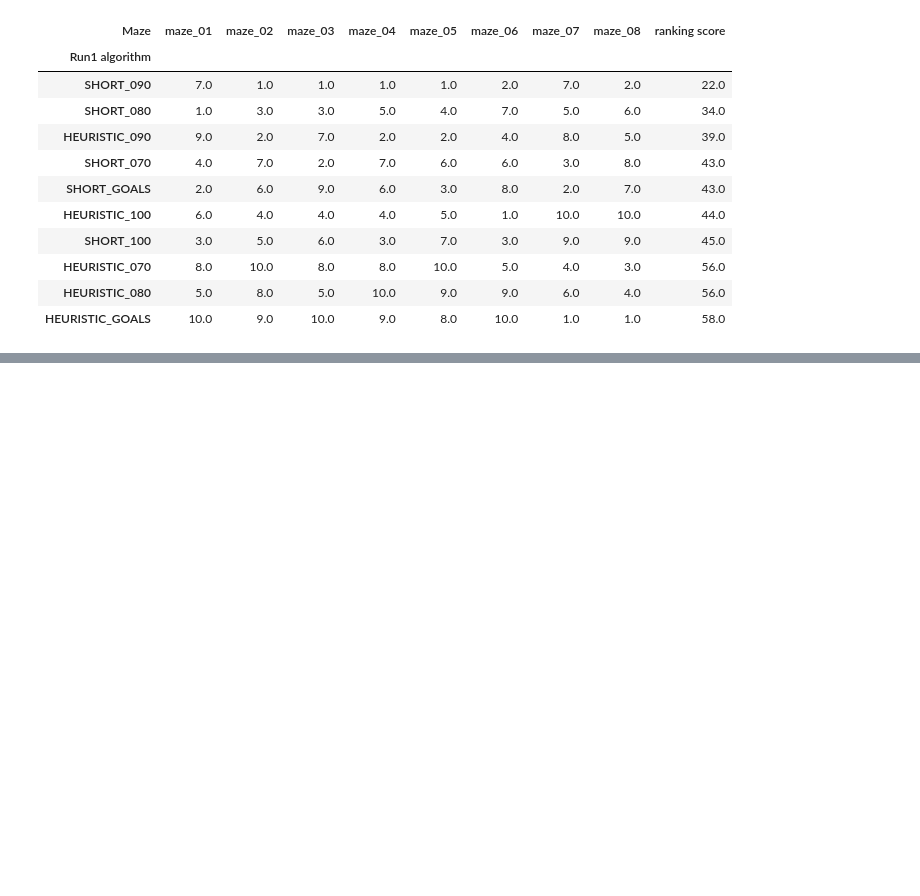
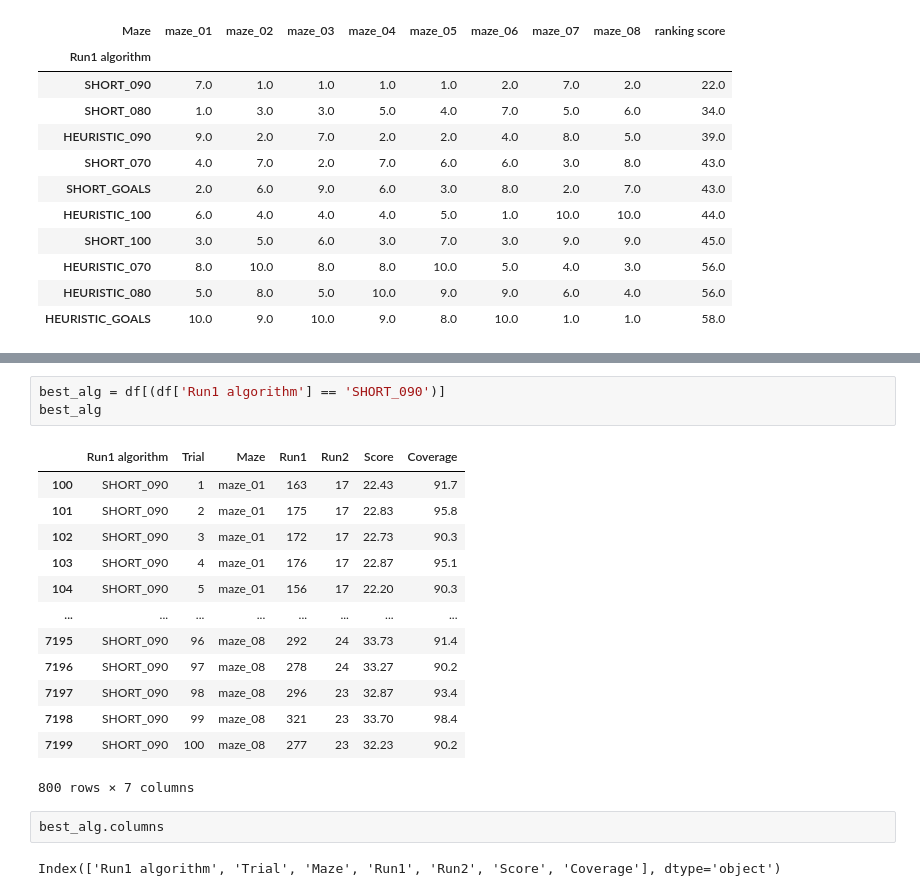
Before and after one commit to magicpai/virtualmaze, a Jupyter notebook: analysis.ipynb, the cells around one changed output, grey strips where cells are left out. Cells and saved outputs as stored; diff of their text form; blank space fills up the shorter version.

```diff
--- a/analysis.ipynb
+++ b/analysis.ipynb
@@ -265,0 +298,21 @@ ranking.sort_values('ranking score')
+# %%
+best_alg = df[(df['Run1 algorithm'] == 'SHORT_090')]
+best_alg
+# %% [output]
+|  | Run1 algorithm | Trial | Maze | Run1 | Run2 | Score | Coverage |
+| 100 | SHORT_090 | 1 | maze_01 | 163 | 17 | 22.43 | 91.7 |
+| 101 | SHORT_090 | 2 | maze_01 | 175 | 17 | 22.83 | 95.8 |
+| 102 | SHORT_090 | 3 | maze_01 | 172 | 17 | 22.73 | 90.3 |
+| 103 | SHORT_090 | 4 | maze_01 | 176 | 17 | 22.87 | 95.1 |
+| 104 | SHORT_090 | 5 | maze_01 | 156 | 17 | 22.20 | 90.3 |
+| ... | ... | ... | ... | ... | ... | ... | ... |
+| 7195 | SHORT_090 | 96 | maze_08 | 292 | 24 | 33.73 | 91.4 |
+| 7196 | SHORT_090 | 97 | maze_08 | 278 | 24 | 33.27 | 90.2 |
+| 7197 | SHORT_090 | 98 | maze_08 | 296 | 23 | 32.87 | 93.4 |
+| 7198 | SHORT_090 | 99 | maze_08 | 321 | 23 | 33.70 | 98.4 |
+| 7199 | SHORT_090 | 100 | maze_08 | 277 | 23 | 32.23 | 90.2 |
+800 rows × 7 columns
+# %%
+best_alg.columns
+# %% [output]
+Index(['Run1 algorithm', 'Trial', 'Maze', 'Run1', 'Run2', 'Score', 'Coverage'], dtype='object')
```
Also changed, not shown: parts of 9 cells of this notebook.
